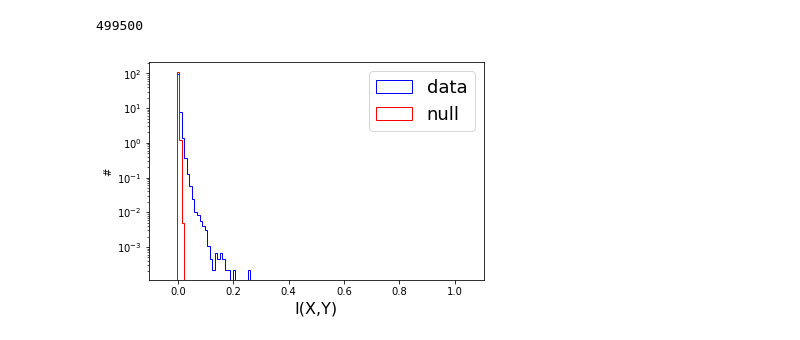
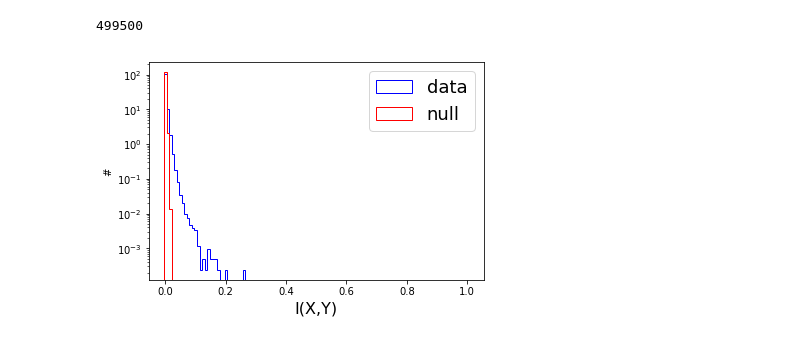
Before and after one commit to fvalle1/master_thesis, a Jupyter notebook: Correlations.ipynb, the cells around one changed output. Drawn from its saved outputs; the diff is of its cells as text; code cells hidden in the pictures.

```diff
--- a/Correlations.ipynb
+++ b/Correlations.ipynb
@@ -47,15 +62,16 @@ print(len(df_null[0].values))
 499500
 # %%
 bins = 120
+rang = (0-0.5/bins,1+0.5/bins)
 fig = plt.figure()
-plt.hist(df.loc[:,2].values, histtype='step', color='blue', range=(-0.05,1.05), bins=bins, density=True, label='data')
-plt.hist(df_null.loc[:,2].values, histtype='step', range=(-0.05,1.05), bins=bins, color='red', density=True, label='null')
+plt.hist(df.loc[:,2].values, histtype='step', color='blue', range=rang, bins=bins, density=True, label='data')
+plt.hist(df_null.loc[:,2].values, histtype='step', range=rang, bins=bins, color='red', density=True, label='null')
 plt.yscale('log')
 plt.xlabel('I(X,Y)', fontsize=16)
 plt.ylabel('#')
 plt.legend(fontsize=18)
 plt.show()
 # %% [output]
-[figure, old version]
+[figure, new version]
 # %%
 fig.savefig("IXY_null.pdf")
```
Also changed, not shown: parts of 5 cells of this notebook, 15 other files.
